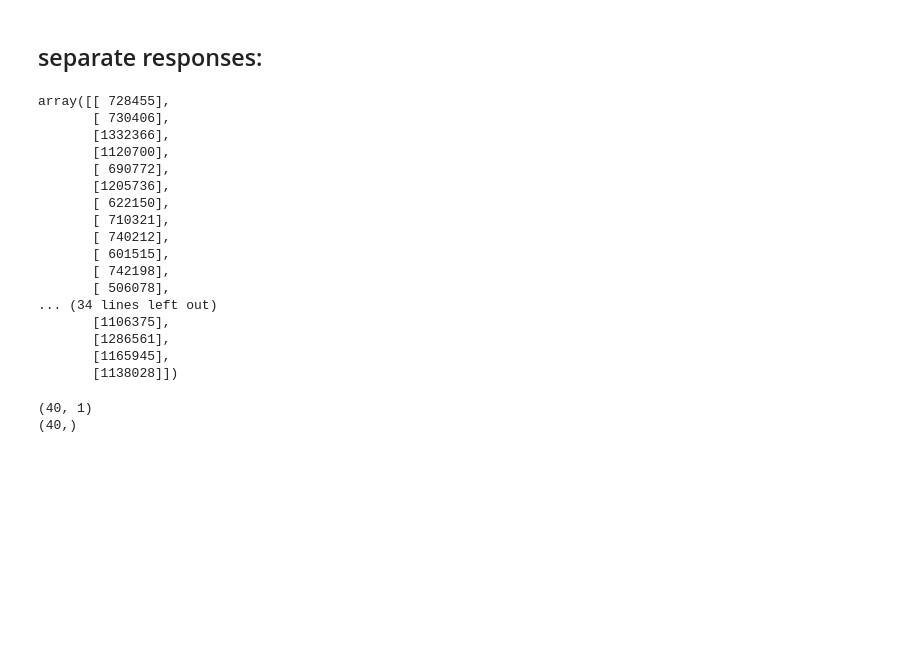
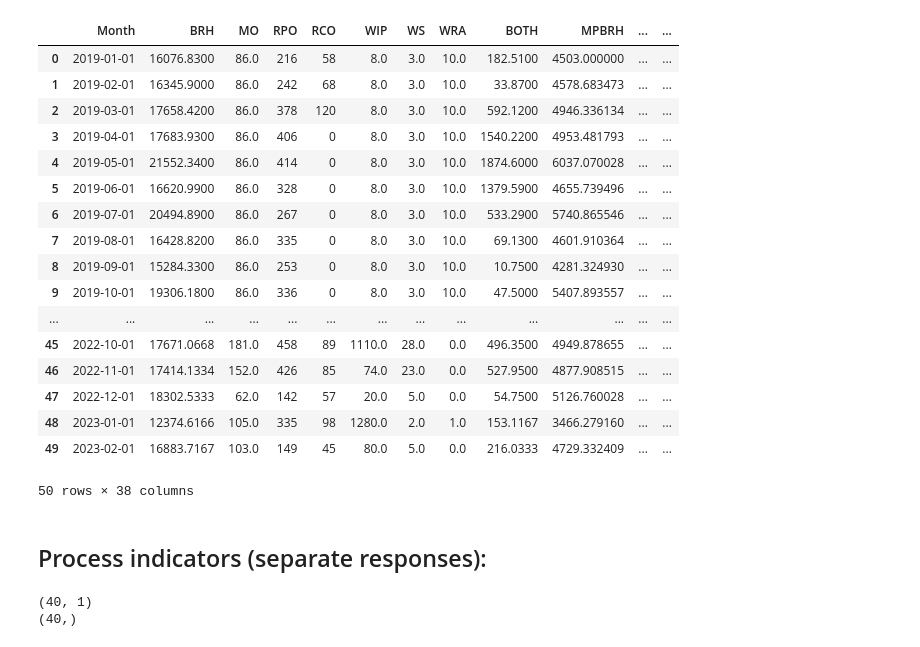
Before and after one commit to EbrahimSharifnia/newproject, a Jupyter notebook: Guil/RandomForest.ipynb, the cells around one changed output. Cells and saved outputs as stored; diff of their text form; code cells hidden in the pictures; blank space fills up the shorter version.

```diff
--- a/Guil/RandomForest.ipynb
+++ b/Guil/RandomForest.ipynb
@@ -15,14 +15,33 @@ df = pd.read_excel("Data_Treatment - Great_Lakes.xlsx", sheet_name = "Compiled_D
 heads = df.columns.to_list()
 # heads
 # %%
-df = df.fillna(method="bfill")
+df = df.fillna(method="backfill")
 # %%
-# df.head(100)
+df.head(100)
+# %% [output]
+|  | Month | BRH | MO | RPO | RCO | WIP | WS | WRA | BOTH | MPBRH | ... | ... |
+| 0 | 2019-01-01 | 16076.8300 | 86.0 | 216 | 58 | 8.0 | 3.0 | 10.0 | 182.5100 | 4503.000000 | ... | ... |
+| 1 | 2019-02-01 | 16345.9000 | 86.0 | 242 | 68 | 8.0 | 3.0 | 10.0 | 33.8700 | 4578.683473 | ... | ... |
+| 2 | 2019-03-01 | 17658.4200 | 86.0 | 378 | 120 | 8.0 | 3.0 | 10.0 | 592.1200 | 4946.336134 | ... | ... |
+| 3 | 2019-04-01 | 17683.9300 | 86.0 | 406 | 0 | 8.0 | 3.0 | 10.0 | 1540.2200 | 4953.481793 | ... | ... |
+| 4 | 2019-05-01 | 21552.3400 | 86.0 | 414 | 0 | 8.0 | 3.0 | 10.0 | 1874.6000 | 6037.070028 | ... | ... |
+| 5 | 2019-06-01 | 16620.9900 | 86.0 | 328 | 0 | 8.0 | 3.0 | 10.0 | 1379.5900 | 4655.739496 | ... | ... |
+| 6 | 2019-07-01 | 20494.8900 | 86.0 | 267 | 0 | 8.0 | 3.0 | 10.0 | 533.2900 | 5740.865546 | ... | ... |
+| 7 | 2019-08-01 | 16428.8200 | 86.0 | 335 | 0 | 8.0 | 3.0 | 10.0 | 69.1300 | 4601.910364 | ... | ... |
+| 8 | 2019-09-01 | 15284.3300 | 86.0 | 253 | 0 | 8.0 | 3.0 | 10.0 | 10.7500 | 4281.324930 | ... | ... |
+| 9 | 2019-10-01 | 19306.1800 | 86.0 | 336 | 0 | 8.0 | 3.0 | 10.0 | 47.5000 | 5407.893557 | ... | ... |
+| ... | ... | ... | ... | ... | ... | ... | ... | ... | ... | ... | ... | ... |
+| 45 | 2022-10-01 | 17671.0668 | 181.0 | 458 | 89 | 1110.0 | 28.0 | 0.0 | 496.3500 | 4949.878655 | ... | ... |
+| 46 | 2022-11-01 | 17414.1334 | 152.0 | 426 | 85 | 74.0 | 23.0 | 0.0 | 527.9500 | 4877.908515 | ... | ... |
+| 47 | 2022-12-01 | 18302.5333 | 62.0 | 142 | 57 | 20.0 | 5.0 | 0.0 | 54.7500 | 5126.760028 | ... | ... |
+| 48 | 2023-01-01 | 12374.6166 | 105.0 | 335 | 98 | 1280.0 | 2.0 | 1.0 | 153.1167 | 3466.279160 | ... | ... |
+| 49 | 2023-02-01 | 16883.7167 | 103.0 | 149 | 45 | 80.0 | 5.0 | 0.0 | 216.0333 | 4729.332409 | ... | ... |
+50 rows × 38 columns
 # %%
 
 # df.to_excel("Output_backward_replace.xlsx")
 # %% [markdown]
-## separate responses:
+## Process indicators (separate responses):
 # %%
 # Prediction for "TR":
 
@@ -30,23 +49,3 @@ Y = df.iloc[:,[25]]
 X = df.iloc[:,1:24]
 Y = np.array(Y).astype("int")
 X = np.array(X)
-# %%
-Y
-# %% [output]
-array([[ 728455],
-       [ 730406],
-       [1332366],
-       [1120700],
-       [ 690772],
-       [1205736],
-       [ 622150],
-       [ 710321],
-       [ 740212],
-       [ 601515],
-       [ 742198],
-       [ 506078],
-... (34 lines left out)
-       [1106375],
-       [1286561],
-       [1165945],
-       [1138028]])
```
Also changed, not shown: parts of 12 cells of this notebook.
